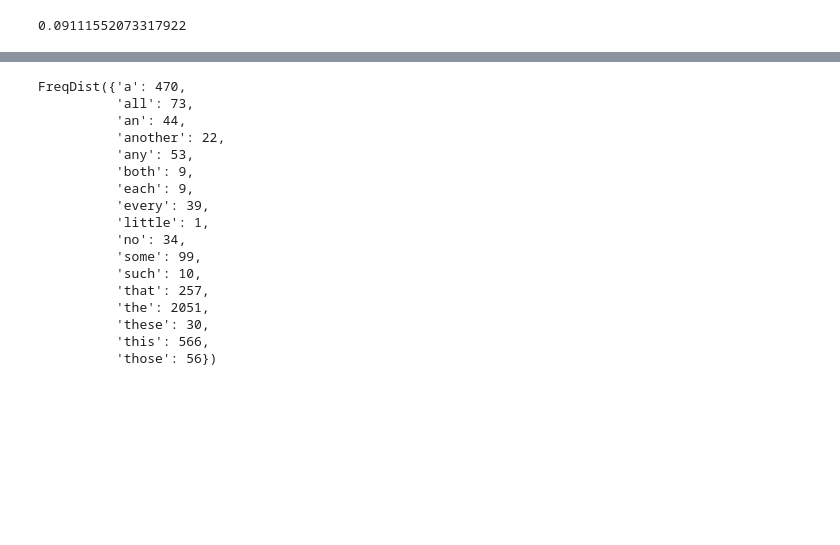
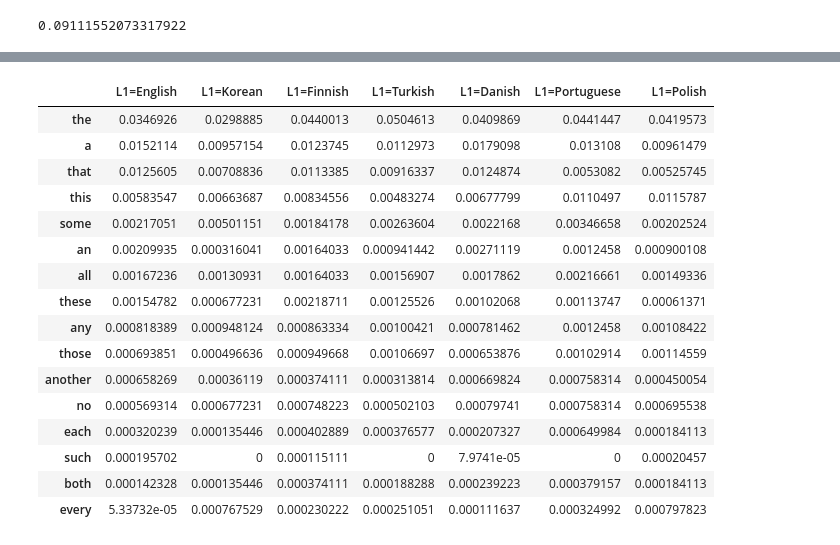
Before and after one commit to Data-Science-for-Linguists/Native_and_Non-native_English, a Jupyter notebook: analysis-languages.ipynb, the cells around one changed output, grey strips where cells are left out. Cells and saved outputs as stored; diff of their text form; code cells hidden in the pictures; blank space fills up the shorter version.

Commit message:
added dataframes

```diff
--- a/analysis-languages.ipynb
+++ b/analysis-languages.ipynb
@@ -762,4 +749,0 @@ FreqDist({'a': 430,
-# %%
-tur_det_words = determiner_words(tur_speech)
-tur_det_words = nltk.FreqDist(determiner_words(tur_speech))
-tur_det_words
@@ -782,4 +749,0 @@ FreqDist({'a': 180,
-# %%
-dan_det_words = determiner_words(dan_speech)
-dan_det_words = nltk.FreqDist(determiner_words(dan_speech))
-dan_det_words
@@ -804,4 +749,0 @@ FreqDist({'a': 1123,
-# %%
-por_det_words = determiner_words(por_speech)
-por_det_words = nltk.FreqDist(determiner_words(por_speech))
-por_det_words
@@ -824,22 +750,33 @@ FreqDist({'a': 242,
-# %%
-pol_det_words = determiner_words(pol_speech)
-pol_det_words = nltk.FreqDist(determiner_words(pol_speech))
-pol_det_words
-# %% [output]
-FreqDist({'a': 470,
-          'all': 73,
-          'an': 44,
-          'another': 22,
-          'any': 53,
-          'both': 9,
-          'each': 9,
-          'every': 39,
-          'little': 1,
-          'no': 34,
-          'some': 99,
-          'such': 10,
-          'that': 257,
-          'the': 2051,
-          'these': 30,
-          'this': 566,
-          'those': 56})
+# %%
+det_words = eng_det_words.most_common()
+det_words = [b[0] for b in det_words]
+
+det_words_df = pd.DataFrame(index = det_words, columns = ['L1=English', 'L1=Korean', 'L1=Finnish', 'L1=Turkish', 'L1=Danish', 'L1=Portuguese', 'L1=Polish'])
+
+for word in det_words:
+    det_words_df['L1=English'][word] = eng_det_words[word]/eng_words
+    det_words_df['L1=Korean'][word] = kor_det_words[word]/kor_words
+    det_words_df['L1=Finnish'][word] = fin_det_words[word]/fin_words
+    det_words_df['L1=Turkish'][word] = tur_det_words[word]/tur_words
+    det_words_df['L1=Danish'][word] = dan_det_words[word]/dan_words
+    det_words_df['L1=Portuguese'][word] = por_det_words[word]/por_words
+    det_words_df['L1=Polish'][word] = pol_det_words[word]/pol_words
+det_words_df
+# %% [output]
+|  | L1=English | L1=Korean | L1=Finnish | L1=Turkish | L1=Danish | L1=Portuguese | L1=Polish |
+| the | 0.0346926 | 0.0298885 | 0.0440013 | 0.0504613 | 0.0409869 | 0.0441447 | 0.0419573 |
+| a | 0.0152114 | 0.00957154 | 0.0123745 | 0.0112973 | 0.0179098 | 0.013108 | 0.00961479 |
+| that | 0.0125605 | 0.00708836 | 0.0113385 | 0.00916337 | 0.0124874 | 0.0053082 | 0.00525745 |
+| this | 0.00583547 | 0.00663687 | 0.00834556 | 0.00483274 | 0.00677799 | 0.0110497 | 0.0115787 |
+| some | 0.00217051 | 0.00501151 | 0.00184178 | 0.00263604 | 0.0022168 | 0.00346658 | 0.00202524 |
+| an | 0.00209935 | 0.000316041 | 0.00164033 | 0.000941442 | 0.00271119 | 0.0012458 | 0.000900108 |
+| all | 0.00167236 | 0.00130931 | 0.00164033 | 0.00156907 | 0.0017862 | 0.00216661 | 0.00149336 |
+| these | 0.00154782 | 0.000677231 | 0.00218711 | 0.00125526 | 0.00102068 | 0.00113747 | 0.00061371 |
+| any | 0.000818389 | 0.000948124 | 0.000863334 | 0.00100421 | 0.000781462 | 0.0012458 | 0.00108422 |
+| those | 0.000693851 | 0.000496636 | 0.000949668 | 0.00106697 | 0.000653876 | 0.00102914 | 0.00114559 |
+| another | 0.000658269 | 0.00036119 | 0.000374111 | 0.000313814 | 0.000669824 | 0.000758314 | 0.000450054 |
+| no | 0.000569314 | 0.000677231 | 0.000748223 | 0.000502103 | 0.00079741 | 0.000758314 | 0.000695538 |
+| each | 0.000320239 | 0.000135446 | 0.000402889 | 0.000376577 | 0.000207327 | 0.000649984 | 0.000184113 |
+| such | 0.000195702 | 0 | 0.000115111 | 0 | 7.9741e-05 | 0 | 0.00020457 |
+| both | 0.000142328 | 0.000135446 | 0.000374111 | 0.000188288 | 0.000239223 | 0.000379157 | 0.000184113 |
+| every | 5.33732e-05 | 0.000767529 | 0.000230222 | 0.000251051 | 0.000111637 | 0.000324992 | 0.000797823 |
```
Also changed, not shown: parts of 15 cells of this notebook.
